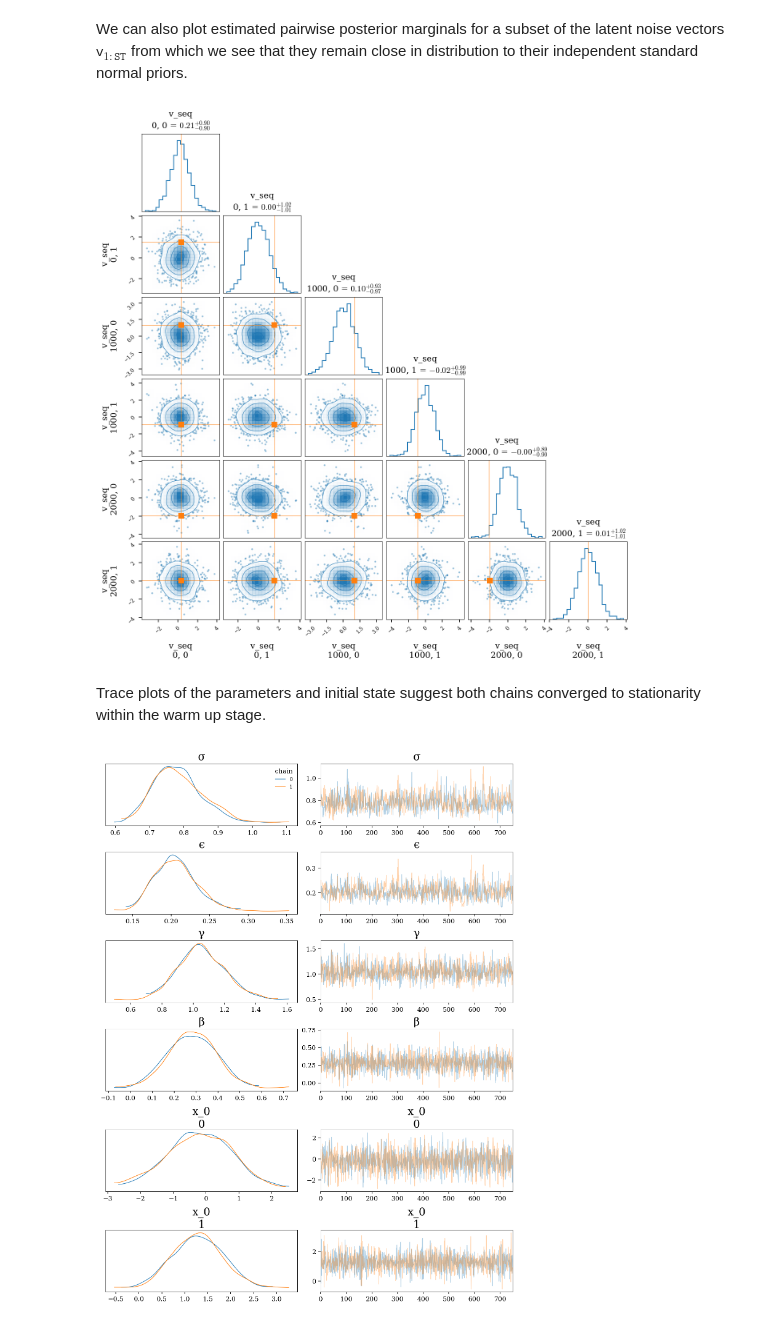
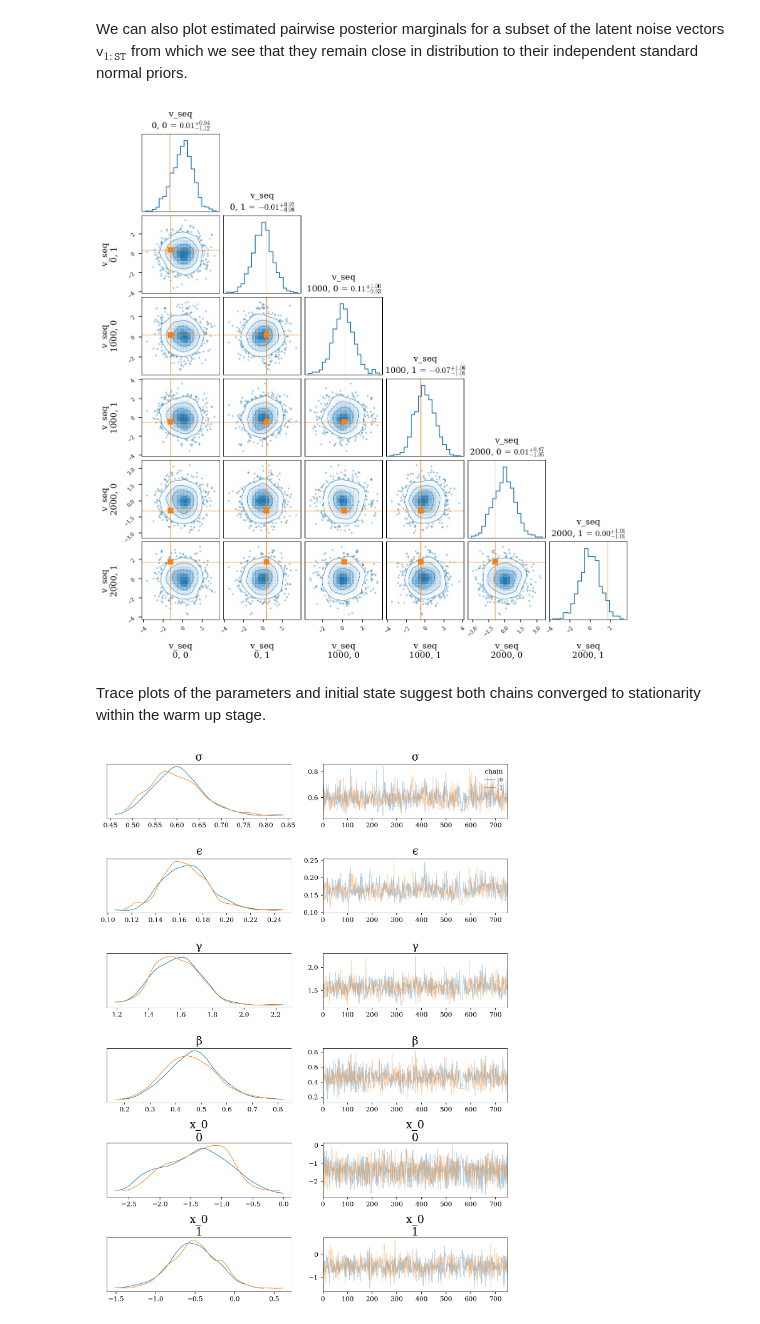
Before and after one commit to thiery-lab/manifold-mcmc-for-diffusions, a Jupyter notebook: FitzHugh-Nagumo_example.ipynb, the cells around one changed output. Saved outputs shown, nothing was run; the diff lists cells and outputs as text; code cells hidden in the pictures.

```diff
--- a/FitzHugh-Nagumo_example.ipynb
+++ b/FitzHugh-Nagumo_example.ipynb
@@ -228,8 +228,8 @@ dim_q = dim_z + dim_x + num_obs * num_steps_per_obs * dim_v
 # %% [markdown]
 We seed a NumPy `RandomState` pseudo-random number generator object and use it to generate a latent input vector $\mathsf{q}$ from its standard normal prior.
 # %%
-seed = 20200710
-rng = onp.random.RandomState(seed)
+seed = 20250528
+rng = onp.random.default_rng(seed)
 q_ref = rng.standard_normal(size=dim_q)
 # %% [markdown]
 Using the previously defined `generate_from_model` function we now generate simulated state and observation sequences, parameters and the initial state from the model given the just generated latent input vector.
@@ -353,7 +355,7 @@ if not ON_BINDER:
 else:
     n_warm_up_iter = 25
     n_main_iter = 75
-final_states, traces, stats = sampler.sample_chains_with_adaptive_warm_up(
+final_states, traces, stats = sampler.sample_chains(
     n_warm_up_iter,
     n_main_iter,
     init_states,
@@ -365,11 +367,10 @@ final_states, traces, stats = sampler.sample_chains_with_adaptive_warm_up(
             )
         ]
     },
-    monitor_stats=[
-        ("integration", "accept_stat"),
-        ("integration", "convergence_error"),
-        ("integration", "non_reversible_step"),
-        ("integration", "n_step"),
-    ],
+    monitor_stats={
+        "integration": (
+            "accept_stat", "convergence_error", "non_reversible_step", "n_step"
+        )
+    },
 )
 # %% [output]
@@ -440,18 +442,22 @@ with plt.style.context(plot_style):
                 axes[i, j].xaxis.set_ticks_position("none")
             if j != 0 or (i == j == 0):
                 axes[i, j].yaxis.set_ticks_position("none")
+fig
 # %% [output]
-[figure, old version]
+[figure, new version]
 # %% [markdown]
 Trace plots of the parameters and initial state suggest both chains converged to stationarity within the warm up stage.
 # %%
 with plt.style.context(plot_style):
-    arviz.plot_trace(
+    axes = arviz.plot_trace(
         traces,
         var_names=["σ", "ϵ", "γ", "β", "x_0"],
         figsize=(9, 2 * (dim_x + dim_z)),
         legend=True,
         compact=False,
     )
+    fig = axes[0, 0].figure
+    fig.tight_layout()
+fig
 # %% [output]
-[figure, old version]
+[figure, new version]
```
Also changed, not shown: parts of 6 cells of this notebook, 14 other files.
